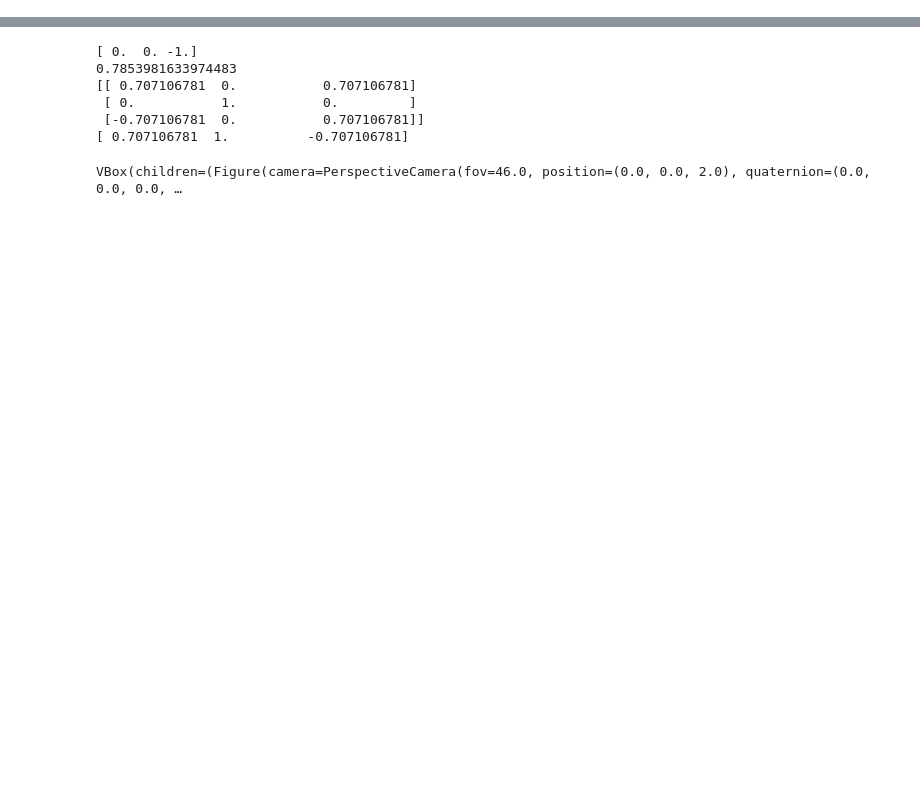
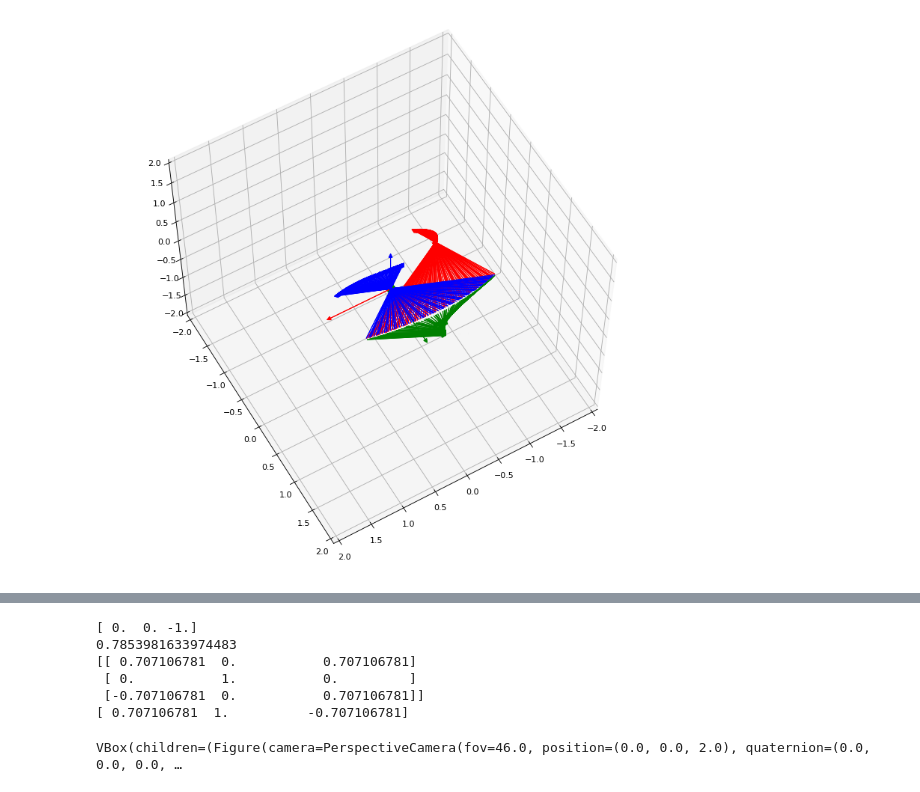
Before and after one commit to EdmureTully/python_ma, a Jupyter notebook: rodriguez_rotation.ipynb, the cells around one changed output, grey strips where cells are left out. Drawn from its saved outputs; the diff is of its cells as text; code cells hidden in the pictures; blank space fills up the shorter version.

```diff
--- a/rodriguez_rotation.ipynb
+++ b/rodriguez_rotation.ipynb
@@ -353,0 +311,35 @@ plt.show()
+# %%
+fig = plt.figure(num=None, figsize = (12,12), dpi = 80, facecolor ='w', edgecolor = 'k')
+ax = fig.gca(projection='3d')
+ax.set_xlim([-2.0,2.0])
+ax.set_ylim([-2.0,2.0])
+ax.set_zlim([-2.0,2.0])
+
+ax.scatter([0],[0],[0],color="g",s=100)
+vectors = create_points_on_circle(500, 1.0, 1.0)
+draw_coordinate_system(np.eye(3), np.array([0.0, 0.0, 0.0]),fig, ax)
+# # for v in vectors:
+# #     draw_vector(v, "red", "", fig, ax)
+curr_or = look_at(vectors[0], np.array([0.0, 0.0,0.0]), np.array([0.0, 1.0,0.0]))
+
+# #ax.legend(handles =vector_handles,loc='upper left')
+# plt.xlabel('x-axis')
+# plt.ylabel('y-axis')
+
+start = np.array([1.0, 1.0, 1.0])
+end = np.array([-1.0, 1.0, 1.0])
+
+pts = create_points_on_line(start, end, 100)
+visualize_rodriguez_advanced_matrix_orientation(pts,  fig, ax)
+# for pt in pts:
+#     draw_vector(pt, "purple", "", fig, ax)
+
+# u, v = np.mgrid[0:2*np.pi:20j, 0:np.pi:10j]
+# x = np.cos(u)*np.sin(v)
+# y = np.sin(u)*np.sin(v)
+# z = np.cos(v)
+# ax.plot_wireframe(x, y, z, color="gray")
+ax.view_init(60, 60)
+plt.show()
+# %% [output]
+[figure, added]
```
Also changed, not shown: parts of 9 cells of this notebook.
